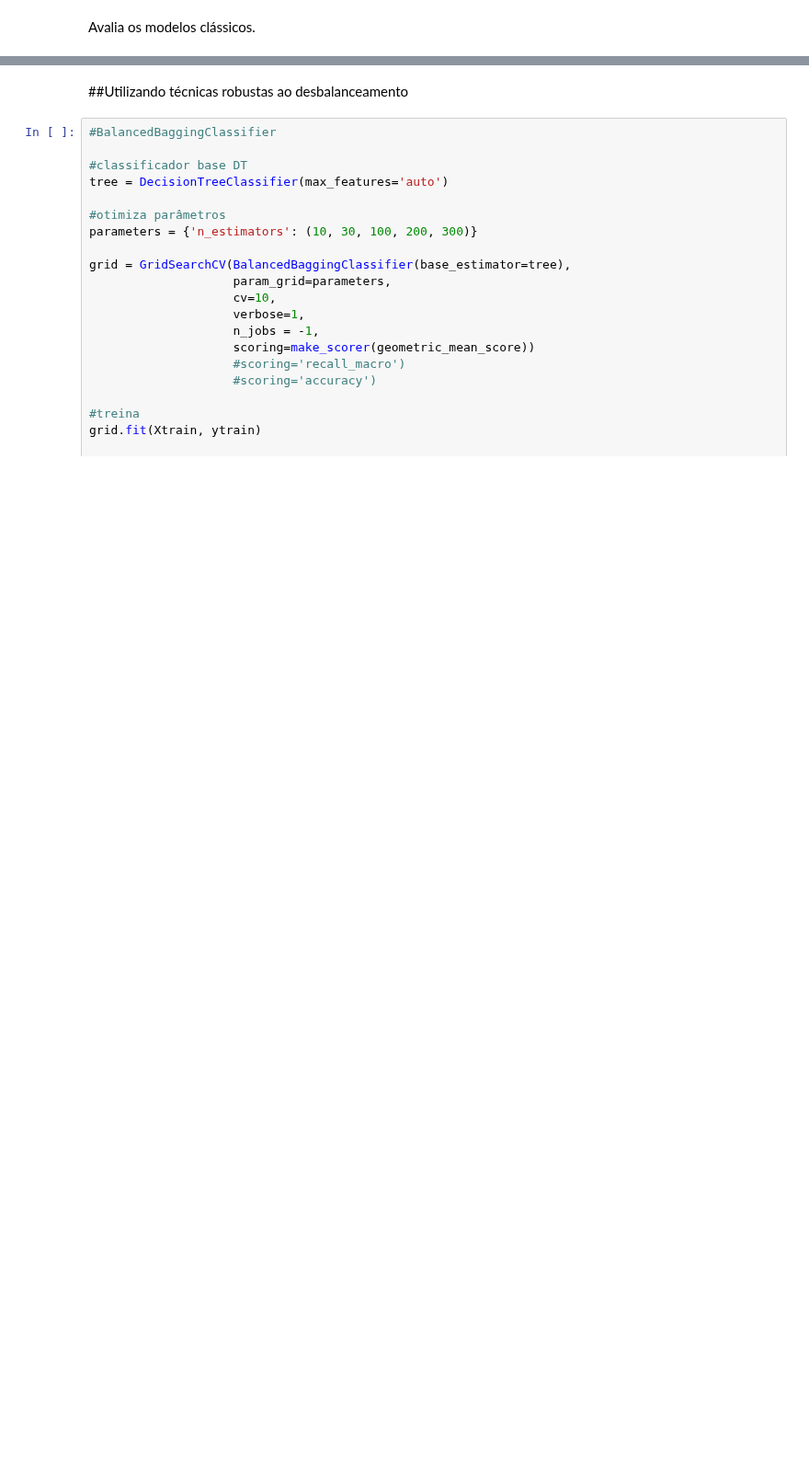
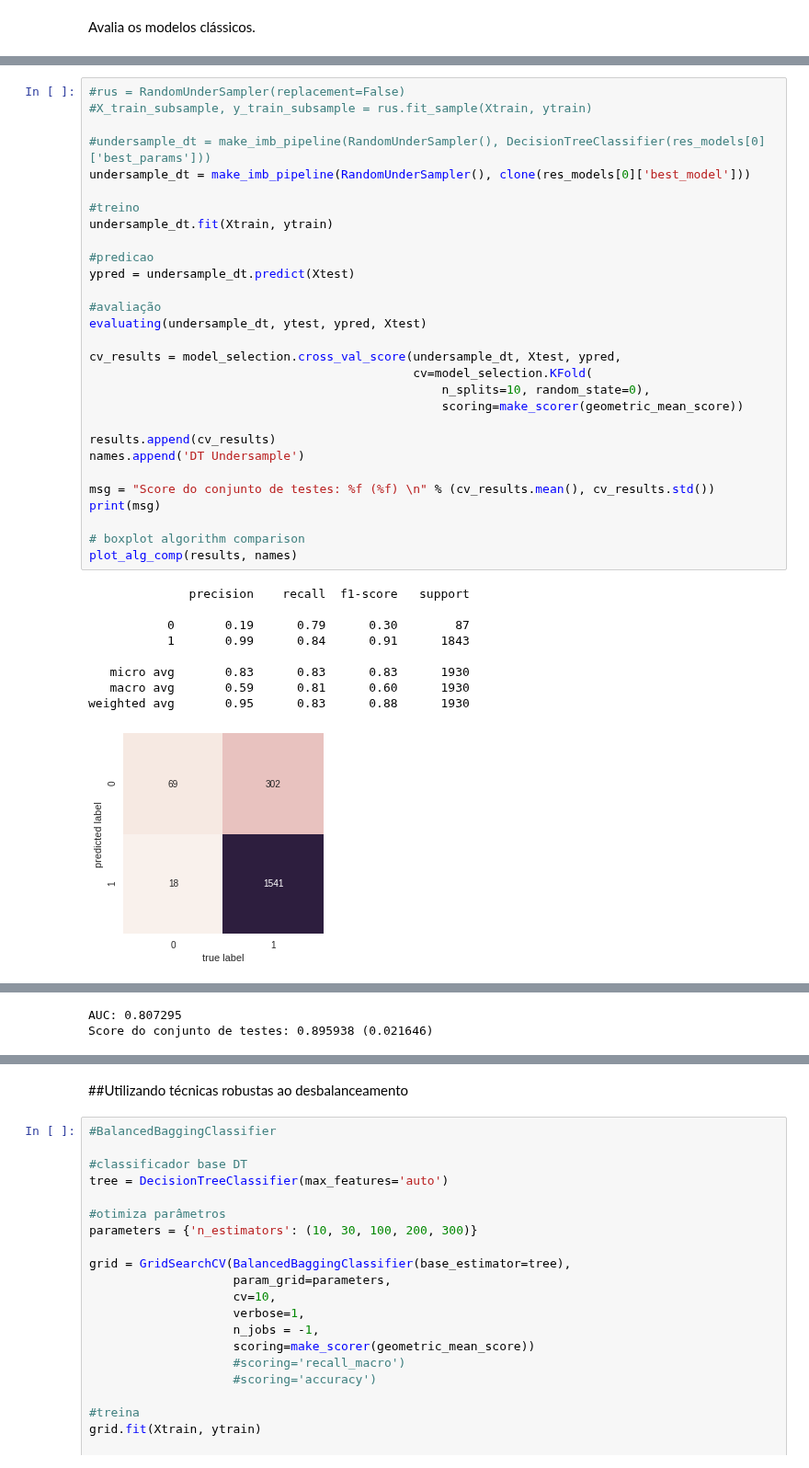
Before and after one commit to tmedeirosb/modelo_ifrn_integrado, a Jupyter notebook: PAPER_CE.ipynb, the cells around one changed output, grey strips where cells are left out. Shown at 92% size. Saved outputs shown, nothing was run; the diff lists cells and outputs as text; blank space fills up the shorter version.

Commit message:
MLP, RF, DT com undersample

```diff
--- a/PAPER_CE.ipynb
+++ b/PAPER_CE.ipynb
@@ -412,0 +407,39 @@ Score do conjunto de testes: 0.629377 (0.149158)
+# %%
+#rus = RandomUnderSampler(replacement=False)
+#X_train_subsample, y_train_subsample = rus.fit_sample(Xtrain, ytrain)
+
+#undersample_dt = make_imb_pipeline(RandomUnderSampler(), DecisionTreeClassifier(res_models[0]['best_params']))
+undersample_dt = make_imb_pipeline(RandomUnderSampler(), clone(res_models[0]['best_model']))
+
+#treino
+undersample_dt.fit(Xtrain, ytrain)
+
+#predicao
+ypred = undersample_dt.predict(Xtest)
+
+#avaliação
+evaluating(undersample_dt, ytest, ypred, Xtest)
+
+cv_results = model_selection.cross_val_score(undersample_dt, Xtest, ypred,
+                                             cv=model_selection.KFold(
+                                                 n_splits=10, random_state=0),
+                                                 scoring=make_scorer(geometric_mean_score))
+
+results.append(cv_results)
+names.append('DT Undersample')
+
+msg = "Score do conjunto de testes: %f (%f) \n" % (cv_results.mean(), cv_results.std())
+print(msg)
+
+# boxplot algorithm comparison
+plot_alg_comp(results, names)
+# %% [output]
+              precision    recall  f1-score   support
+
+           0       0.19      0.79      0.30        87
+           1       0.99      0.84      0.91      1843
+
+   micro avg       0.83      0.83      0.83      1930
+   macro avg       0.59      0.81      0.60      1930
+weighted avg       0.95      0.83      0.88      1930
+[figure, added]
@@ -412,0 +447,2 @@ Score do conjunto de testes: 0.629377 (0.149158)
+AUC: 0.807295
+Score do conjunto de testes: 0.895938 (0.021646)
```
Also changed, not shown: parts of 11 cells of this notebook.
